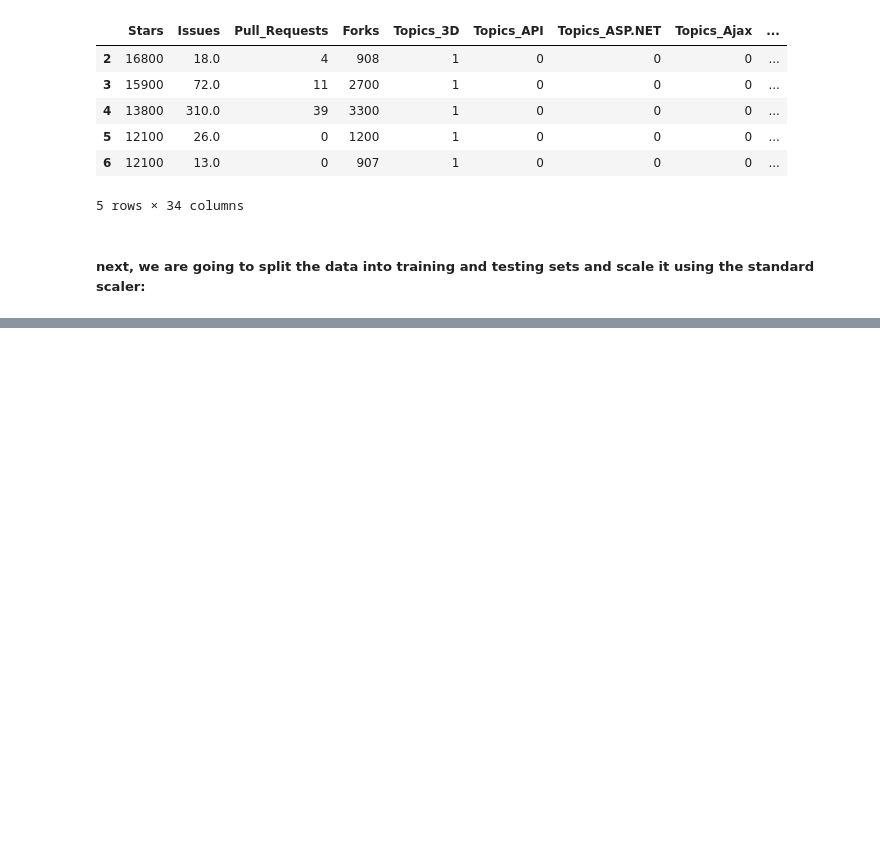
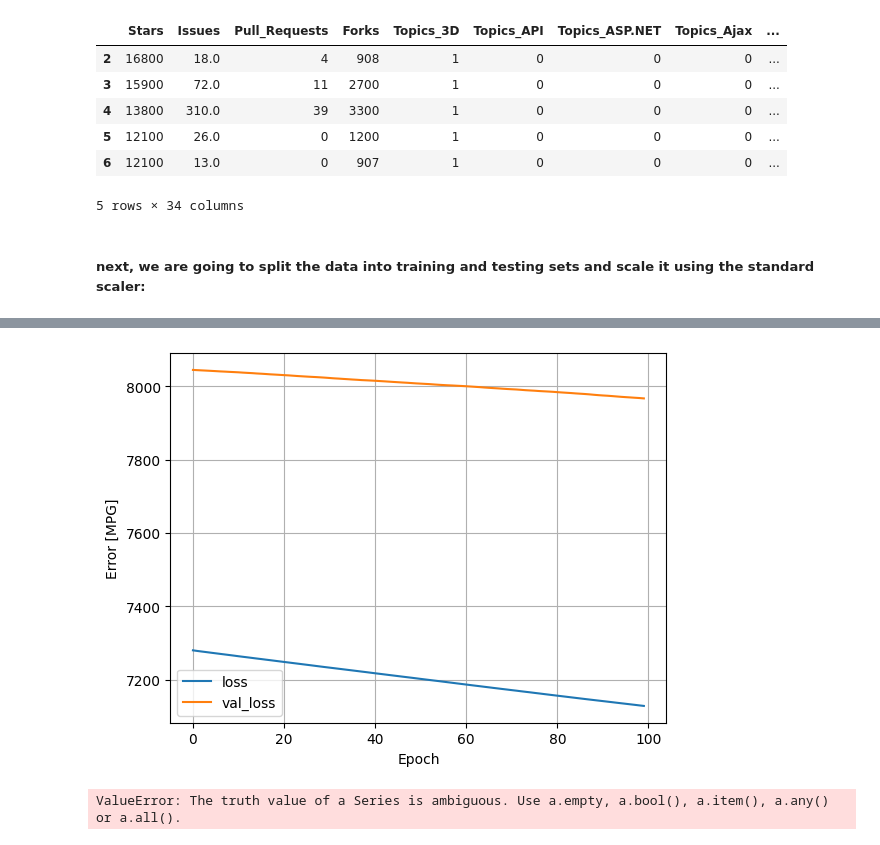
Before and after one commit to Beatrix-droid/github_repos-2022-data-analysis, a Jupyter notebook: github analysis.ipynb, the cells around one changed output, grey strips where cells are left out. Cells and saved outputs as stored; diff of their text form; code cells hidden in the pictures; blank space fills up the shorter version.

```diff
--- a/github analysis.ipynb
+++ b/github analysis.ipynb
@@ -451,0 +479,5 @@ X_train_sc.head()
+# %%
+linear_model = tf.keras.Sequential([
+    normalizer,
+    layers.Dense(units=1)
+])
@@ -451,0 +501,4 @@ X_train_sc.head()
+# %%
+linear_model.compile(
+    optimizer=tf.keras.optimizers.Adam(learning_rate=0.1),
+    loss='mean_absolute_error')
@@ -451,0 +507,10 @@ X_train_sc.head()
+# %%
+
+history = linear_model.fit(
+    X_reg_train, y_reg_train,
+
+    epochs=100,
+    # Suppress logging.
+    verbose=0,
+    # Calculate validation results on 20% of the training data.
+    validation_split = 0.2)
@@ -451,0 +528,16 @@ X_train_sc.head()
+# %%
+def plot_loss(history):
+  plt.plot(history.history['loss'], label='loss')
+  plt.plot(history.history['val_loss'], label='val_loss')
+  plt.xlabel('Epoch')
+  plt.ylabel('Error [MPG]')
+  plt.legend()
+  plt.grid(True)
+# %%
+plot_loss(history)
+# %% [output]
+[figure, added]
+# %%
+linear_model.predict(X_reg_test, y_reg_test)
+# %% [output]
+ValueError: The truth value of a Series is ambiguous. Use a.empty, a.bool(), a.item(), a.any() or a.all().
```
Also changed, not shown: parts of 26 cells of this notebook.
